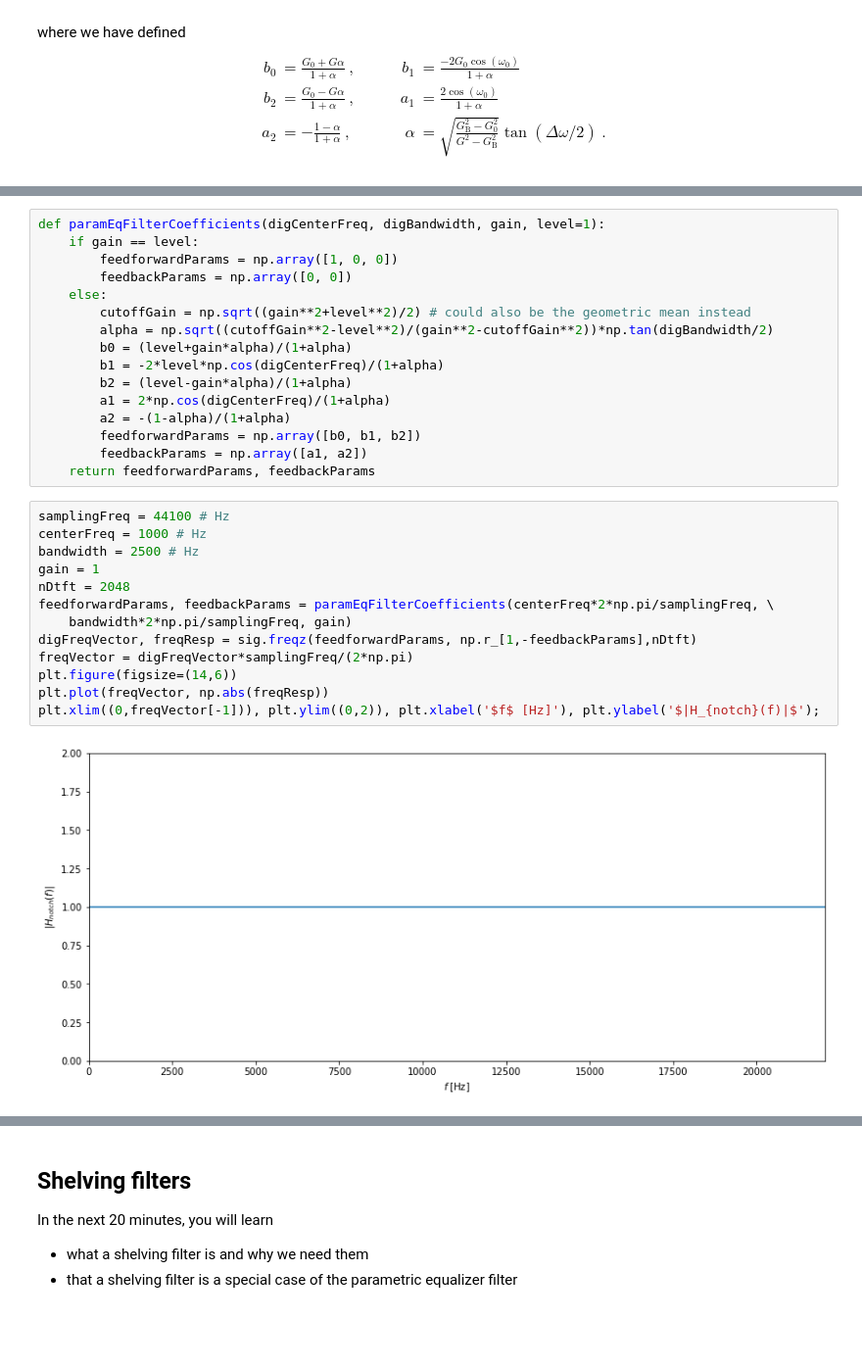
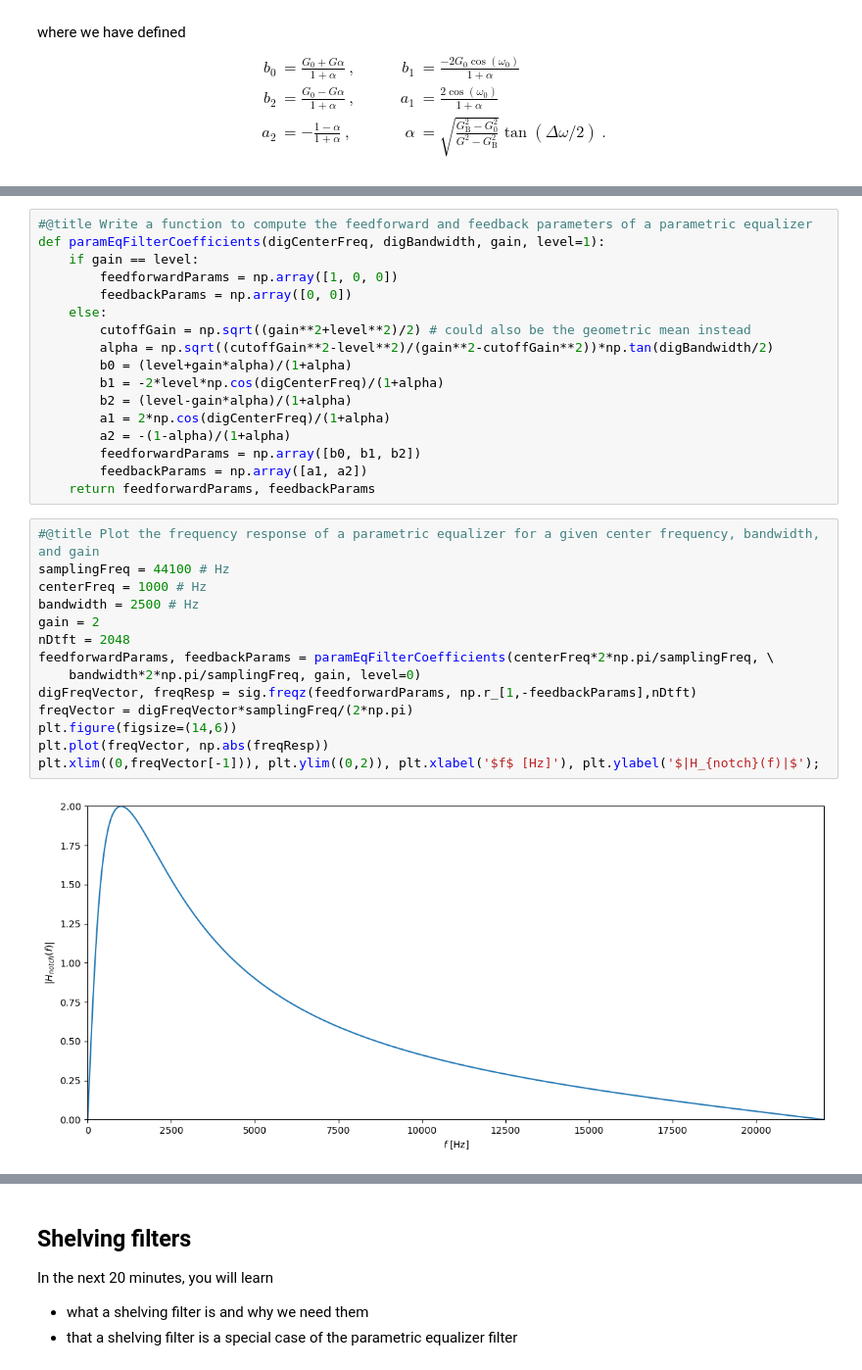
Before and after one commit to SMC-AAU-CPH/med4-ap-jupyter, a Jupyter notebook: lectureA_Eq/apLecture10.ipynb, the cells around one changed output, grey strips where cells are left out. Shown: that part at 98% size. Saved outputs shown, nothing was run; the diff lists cells and outputs as text; blank space fills up the shorter version.

```diff
--- a/lectureA_Eq/apLecture10.ipynb
+++ b/lectureA_Eq/apLecture10.ipynb
@@ -316,6 +316,7 @@ $$
     <img src="https://github.com/SMC-AAU-CPH/med4-ap-jupyter/blob/main/lectureA_Eq/figures/ap10SecondOrderFilterSignalFlowGraph.png?raw=1" alt="Second order IIR filter" width="70%"/>
 </center>
 # %%
+#@title Write a function to compute the feedforward and feedback parameters of a parametric equalizer
 def paramEqFilterCoefficients(digCenterFreq, digBandwidth, gain, level=1):
     if gain == level:
         feedforwardParams = np.array([1, 0, 0])
@@ -332,20 +333,21 @@ def paramEqFilterCoefficients(digCenterFreq, digBandwidth, gain, level=1):
         feedbackParams = np.array([a1, a2])
     return feedforwardParams, feedbackParams
 # %%
+#@title Plot the frequency response of a parametric equalizer for a given center frequency, bandwidth, and gain
 samplingFreq = 44100 # Hz
 centerFreq = 1000 # Hz
 bandwidth = 2500 # Hz
-gain = 1
+gain = 2
 nDtft = 2048
 feedforwardParams, feedbackParams = paramEqFilterCoefficients(centerFreq*2*np.pi/samplingFreq, \
-    bandwidth*2*np.pi/samplingFreq, gain)
+    bandwidth*2*np.pi/samplingFreq, gain, level=0)
 digFreqVector, freqResp = sig.freqz(feedforwardParams, np.r_[1,-feedbackParams],nDtft)
 freqVector = digFreqVector*samplingFreq/(2*np.pi)
 plt.figure(figsize=(14,6))
 plt.plot(freqVector, np.abs(freqResp))
 plt.xlim((0,freqVector[-1])), plt.ylim((0,2)), plt.xlabel('$f$ [Hz]'), plt.ylabel('$|H_{notch}(f)|$');
 # %% [output]
-[figure, old version]
+[figure, new version]
 # %% [markdown]
 ### Summary
 1. A parametric equalizer filter is a way of boosting or cutting some frequencies using a combination of peak and notch filters.
```
Also changed, not shown: parts of 12 cells of this notebook.
